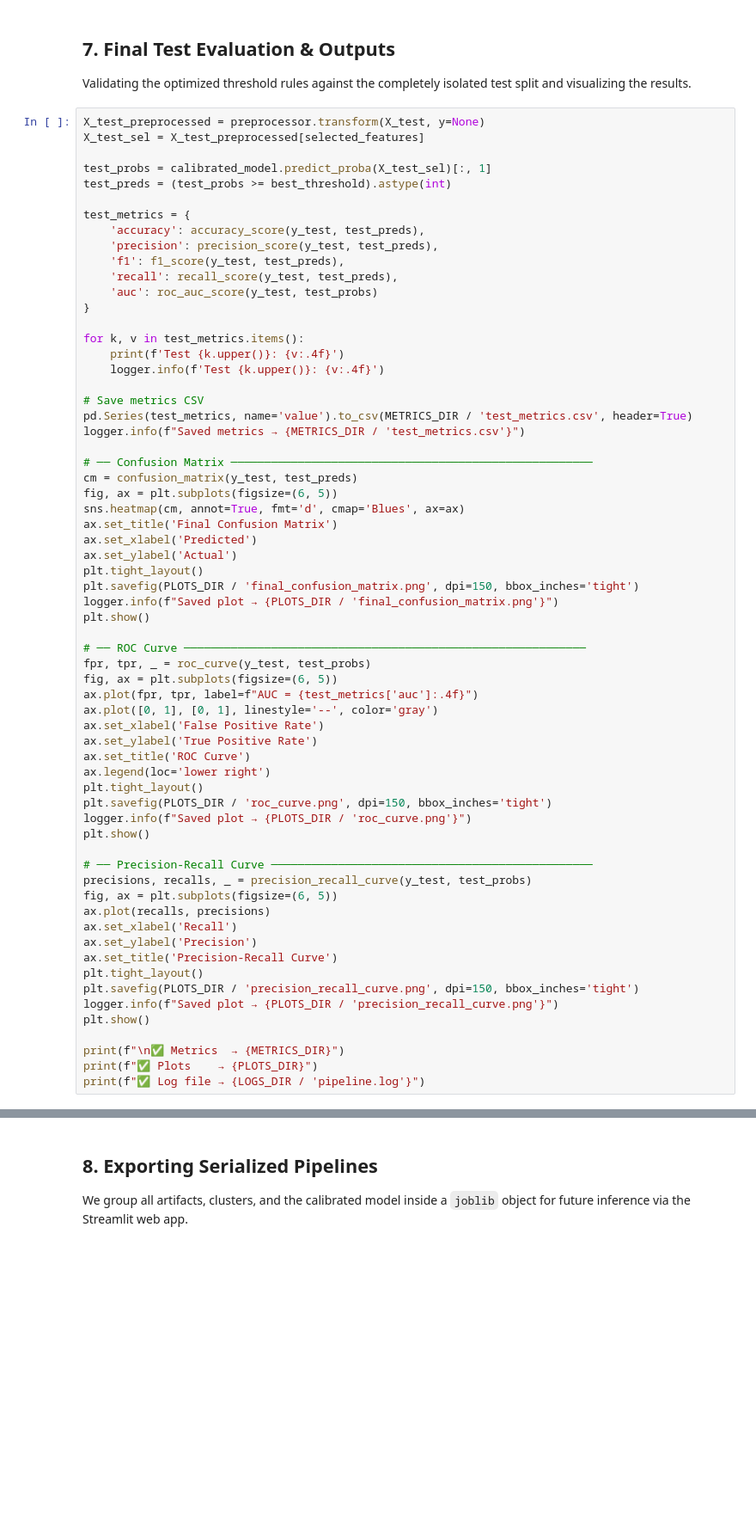
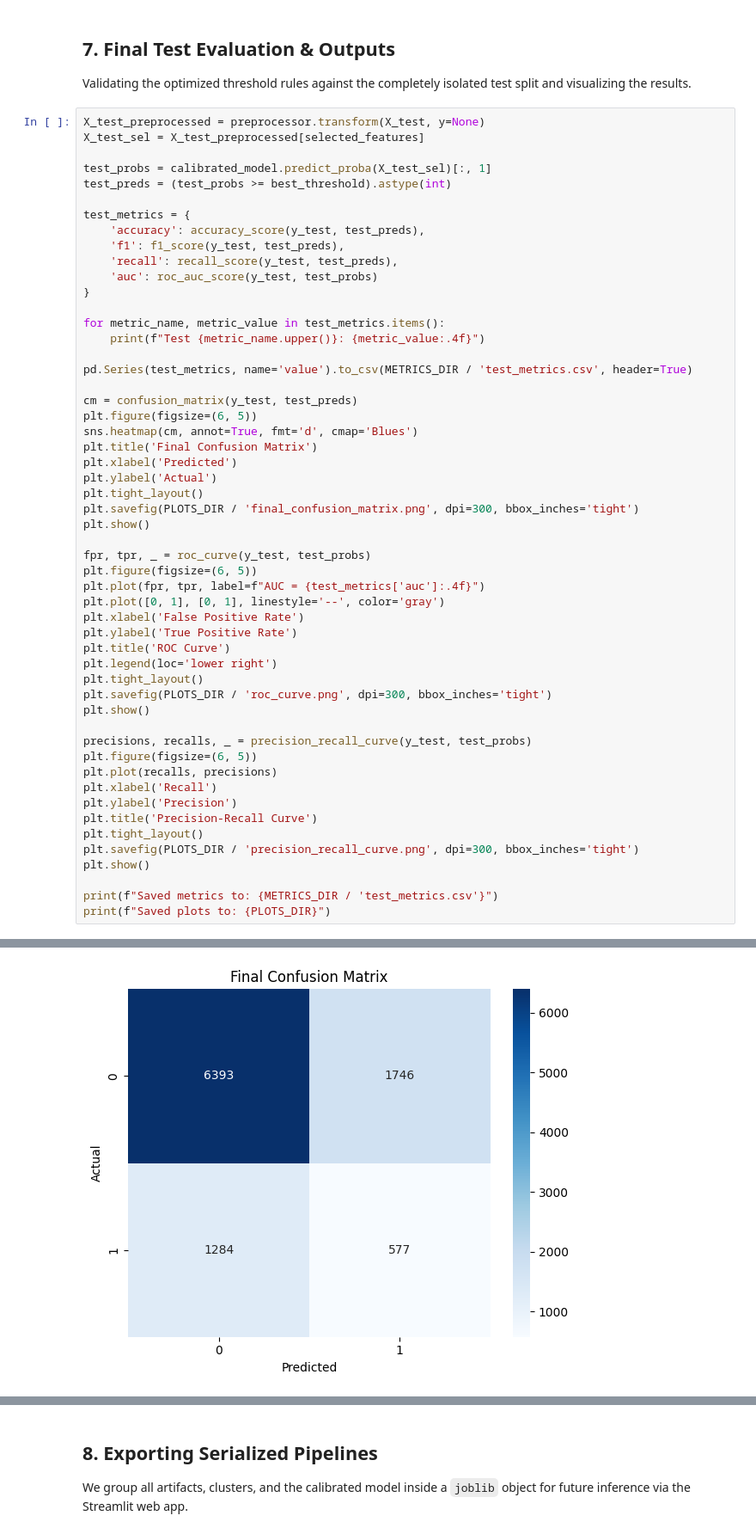
Before and after one commit to Babul-Kumar/Flight-Delay-Predictor, a Jupyter notebook: flight_delay_assignment.ipynb, the cells around one changed output, grey strips where cells are left out. Shown at 86% size. Saved outputs shown, nothing was run; the diff lists cells and outputs as text; blank space fills up the shorter version.

```diff
--- a/flight_delay_assignment.ipynb
+++ b/flight_delay_assignment.ipynb
@@ -588,58 +419,48 @@ test_preds = (test_probs >= best_threshold).astype(int)
 
 test_metrics = {
     'accuracy': accuracy_score(y_test, test_preds),
-    'precision': precision_score(y_test, test_preds),
     'f1': f1_score(y_test, test_preds),
     'recall': recall_score(y_test, test_preds),
     'auc': roc_auc_score(y_test, test_probs)
 }
 
-for k, v in test_metrics.items():
-    print(f'Test {k.upper()}: {v:.4f}')
-    logger.info(f'Test {k.upper()}: {v:.4f}')
+for metric_name, metric_value in test_metrics.items():
+    print(f"Test {metric_name.upper()}: {metric_value:.4f}")
 
-# Save metrics CSV
 pd.Series(test_metrics, name='value').to_csv(METRICS_DIR / 'test_metrics.csv', header=True)
-logger.info(f"Saved metrics → {METRICS_DIR / 'test_metrics.csv'}")
 
-# ── Confusion Matrix ──────────────────────────────────────────────────────
 cm = confusion_matrix(y_test, test_preds)
-fig, ax = plt.subplots(figsize=(6, 5))
-sns.heatmap(cm, annot=True, fmt='d', cmap='Blues', ax=ax)
-ax.set_title('Final Confusion Matrix')
-ax.set_xlabel('Predicted')
-ax.set_ylabel('Actual')
+plt.figure(figsize=(6, 5))
+sns.heatmap(cm, annot=True, fmt='d', cmap='Blues')
+plt.title('Final Confusion Matrix')
+plt.xlabel('Predicted')
+plt.ylabel('Actual')
 plt.tight_layout()
-plt.savefig(PLOTS_DIR / 'final_confusion_matrix.png', dpi=150, bbox_inches='tight')
-logger.info(f"Saved plot → {PLOTS_DIR / 'final_confusion_matrix.png'}")
+plt.savefig(PLOTS_DIR / 'final_confusion_matrix.png', dpi=300, bbox_inches='tight')
 plt.show()
 
-# ── ROC Curve ────────────────────────────────────────────────────────────
 fpr, tpr, _ = roc_curve(y_test, test_probs)
-fig, ax = plt.subplots(figsize=(6, 5))
-ax.plot(fpr, tpr, label=f"AUC = {test_metrics['auc']:.4f}")
-ax.plot([0, 1], [0, 1], linestyle='--', color='gray')
-ax.set_xlabel('False Positive Rate')
-ax.set_ylabel('True Positive Rate')
-ax.set_title('ROC Curve')
-ax.legend(loc='lower right')
+plt.figure(figsize=(6, 5))
+plt.plot(fpr, tpr, label=f"AUC = {test_metrics['auc']:.4f}")
+plt.plot([0, 1], [0, 1], linestyle='--', color='gray')
+plt.xlabel('False Positive Rate')
+plt.ylabel('True Positive Rate')
+plt.title('ROC Curve')
+plt.legend(loc='lower right')
 plt.tight_layout()
-plt.savefig(PLOTS_DIR / 'roc_curve.png', dpi=150, bbox_inches='tight')
-logger.info(f"Saved plot → {PLOTS_DIR / 'roc_curve.png'}")
+plt.savefig(PLOTS_DIR / 'roc_curve.png', dpi=300, bbox_inches='tight')
 plt.show()
 
-# ── Precision-Recall Curve ────────────────────────────────────────────────
 precisions, recalls, _ = precision_recall_curve(y_test, test_probs)
-fig, ax = plt.subplots(figsize=(6, 5))
-ax.plot(recalls, precisions)
-ax.set_xlabel('Recall')
-ax.set_ylabel('Precision')
-ax.set_title('Precision-Recall Curve')
+plt.figure(figsize=(6, 5))
+plt.plot(recalls, precisions)
+plt.xlabel('Recall')
+plt.ylabel('Precision')
+plt.title('Precision-Recall Curve')
 plt.tight_layout()
-plt.savefig(PLOTS_DIR / 'precision_recall_curve.png', dpi=150, bbox_inches='tight')
-logger.info(f"Saved plot → {PLOTS_DIR / 'precision_recall_curve.png'}")
+plt.savefig(PLOTS_DIR / 'precision_recall_curve.png', dpi=300, bbox_inches='tight')
 plt.show()
 
-print(f"\n✅ Metrics  → {METRICS_DIR}")
-print(f"✅ Plots    → {PLOTS_DIR}")
-print(f"✅ Log file → {LOGS_DIR / 'pipeline.log'}")
+print(f"Saved metrics to: {METRICS_DIR / 'test_metrics.csv'}")
+print(f"Saved plots to: {PLOTS_DIR}")
+# %% [output]
@@ -645,0 +471 @@ print(f"✅ Log file → {LOGS_DIR / 'pipeline.log'}")
+[figure, added]
```
Also changed, not shown: parts of 12 cells of this notebook.
